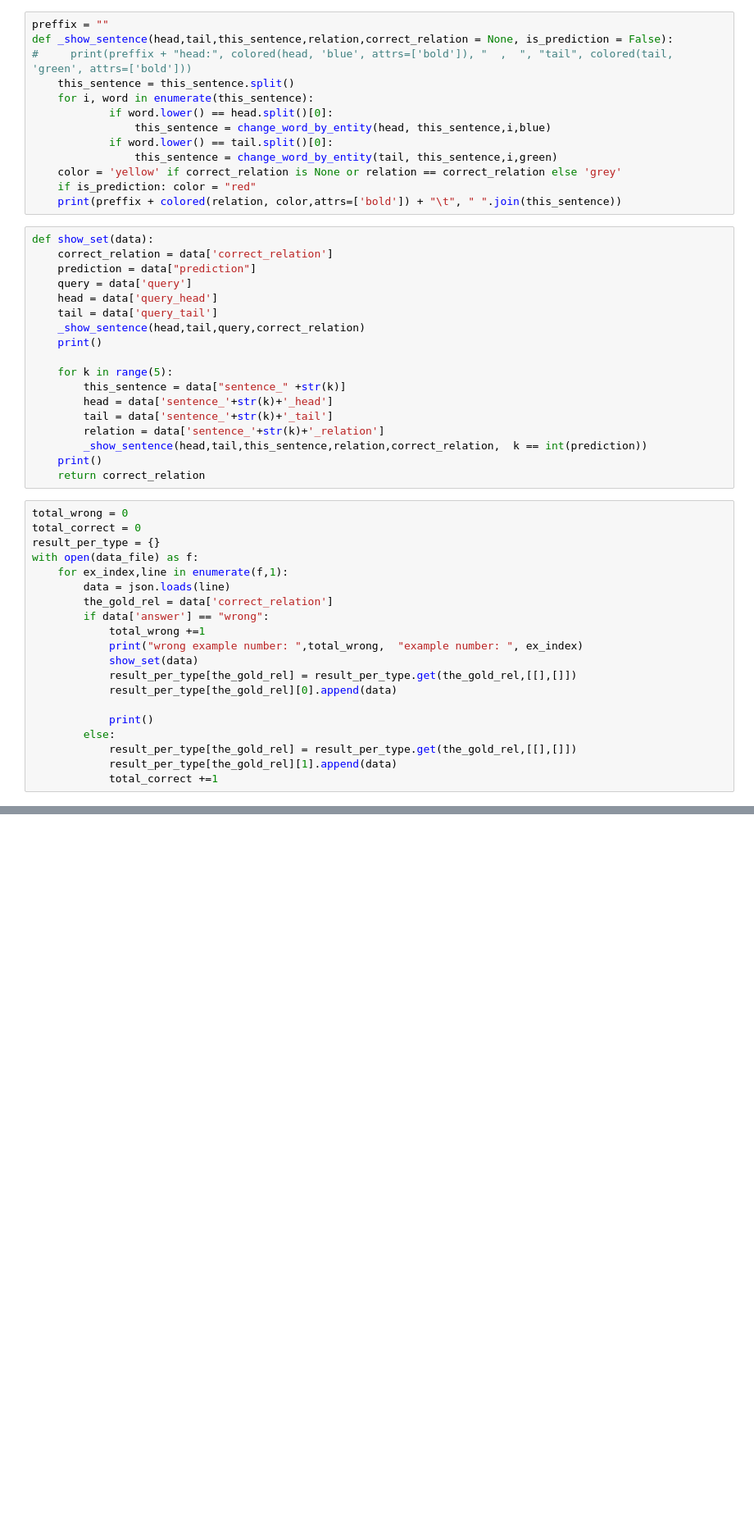
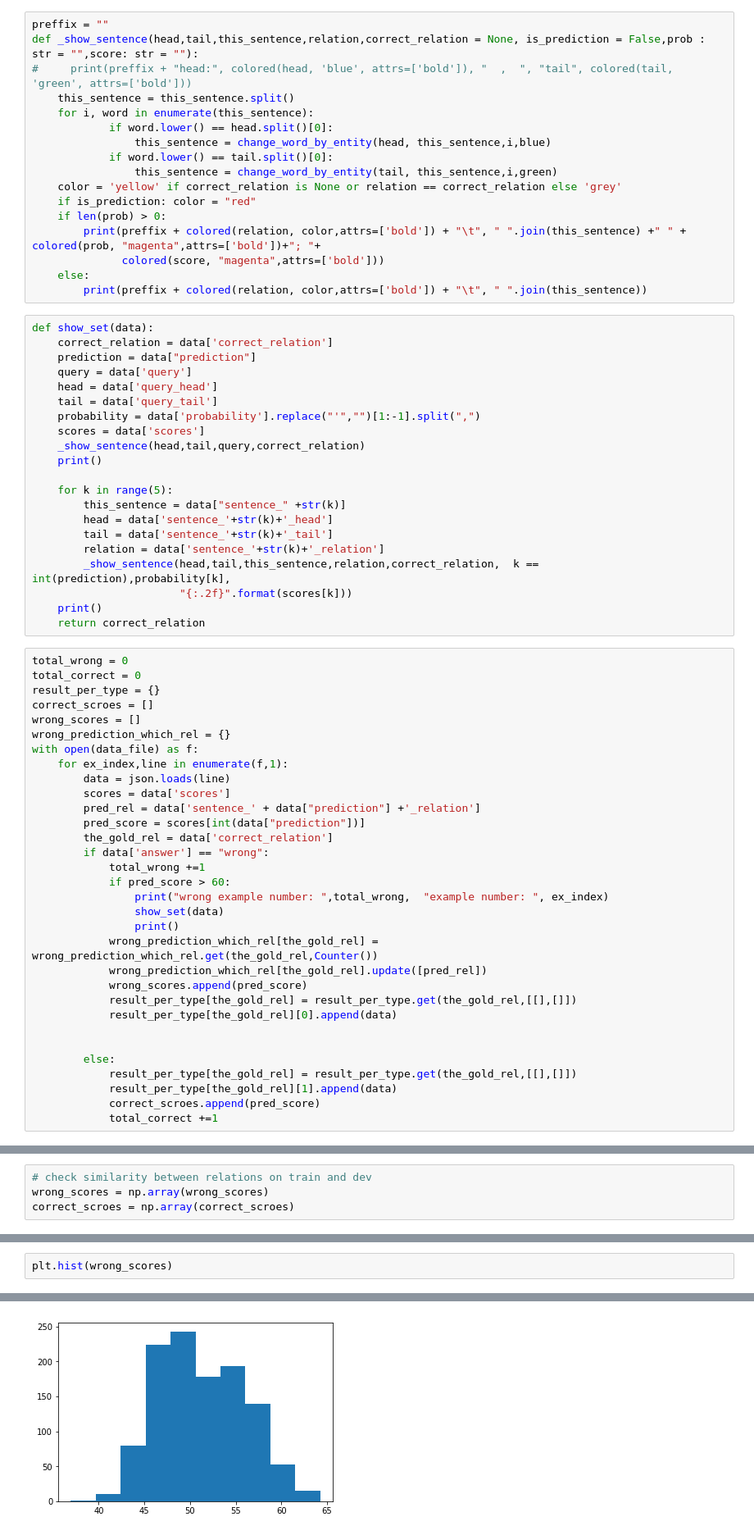
Before and after one commit to ofersabo/MtachingTbeBlanks, a Jupyter notebook: notebook/explore.ipynb, the cells around one changed output, grey strips where cells are left out. Shown at 82% size. Cells and saved outputs as stored; diff of their text form; blank space fills up the shorter version.

```diff
--- a/notebook/explore.ipynb
+++ b/notebook/explore.ipynb
@@ -33,7 +38,7 @@ def change_word_by_entity(entity_str, this_sentence,i,color):
         return this_sentence
 # %%
 preffix = ""
-def _show_sentence(head,tail,this_sentence,relation,correct_relation = None, is_prediction = False):
+def _show_sentence(head,tail,this_sentence,relation,correct_relation = None, is_prediction = False,prob : str = "",score: str = ""):
 #     print(preffix + "head:", colored(head, 'blue', attrs=['bold']), "  ,  ", "tail", colored(tail, 'green', attrs=['bold']))
     this_sentence = this_sentence.split()
     for i, word in enumerate(this_sentence):
@@ -43,7 +48,11 @@ def _show_sentence(head,tail,this_sentence,relation,correct_relation = None, is_
                 this_sentence = change_word_by_entity(tail, this_sentence,i,green)
     color = 'yellow' if correct_relation is None or relation == correct_relation else 'grey'
     if is_prediction: color = "red"
-    print(preffix + colored(relation, color,attrs=['bold']) + "\t", " ".join(this_sentence))
+    if len(prob) > 0:
+        print(preffix + colored(relation, color,attrs=['bold']) + "\t", " ".join(this_sentence) +" " + colored(prob, "magenta",attrs=['bold'])+"; "+
+              colored(score, "magenta",attrs=['bold']))
+    else:
+        print(preffix + colored(relation, color,attrs=['bold']) + "\t", " ".join(this_sentence))
 # %%
 def show_set(data):
     correct_relation = data['correct_relation']
@@ -51,6 +60,8 @@ def show_set(data):
     query = data['query']
     head = data['query_head']
     tail = data['query_tail']
+    probability = data['probability'].replace("'","")[1:-1].split(",")
+    scores = data['scores']
     _show_sentence(head,tail,query,correct_relation)
     print()
 
@@ -59,27 +70,40 @@ def show_set(data):
         head = data['sentence_'+str(k)+'_head']
         tail = data['sentence_'+str(k)+'_tail']
         relation = data['sentence_'+str(k)+'_relation']
-        _show_sentence(head,tail,this_sentence,relation,correct_relation,  k == int(prediction))
+        _show_sentence(head,tail,this_sentence,relation,correct_relation,  k == int(prediction),probability[k],
+                       "{:.2f}".format(scores[k]))
     print()
     return correct_relation
 # %%
 total_wrong = 0
 total_correct = 0
 result_per_type = {}
+correct_scroes = []
+wrong_scores = []
+wrong_prediction_which_rel = {}
 with open(data_file) as f:
     for ex_index,line in enumerate(f,1):
         data = json.loads(line)
+        scores = data['scores']
+        pred_rel = data['sentence_' + data["prediction"] +'_relation']
+        pred_score = scores[int(data["prediction"])]
         the_gold_rel = data['correct_relation']
         if data['answer'] == "wrong":
             total_wrong +=1
-            print("wrong example number: ",total_wrong,  "example number: ", ex_index)
-            show_set(data)
+            if pred_score > 60:
+                print("wrong example number: ",total_wrong,  "example number: ", ex_index)
+                show_set(data)
+                print()
+            wrong_prediction_which_rel[the_gold_rel] = wrong_prediction_which_rel.get(the_gold_rel,Counter())
+            wrong_prediction_which_rel[the_gold_rel].update([pred_rel])
+            wrong_scores.append(pred_score)
             result_per_type[the_gold_rel] = result_per_type.get(the_gold_rel,[[],[]])
             result_per_type[the_gold_rel][0].append(data)
 
-            print()
+
         else:
             result_per_type[the_gold_rel] = result_per_type.get(the_gold_rel,[[],[]])
             result_per_type[the_gold_rel][1].append(data)
+            correct_scroes.append(pred_score)
             total_correct +=1
 # %% [output]
@@ -195,0 +160,4 @@ TypeError: string indices must be integers
+# %%
+# check similarity between relations on train and dev
+wrong_scores = np.array(wrong_scores)
+correct_scroes = np.array(correct_scroes)
@@ -195,0 +184,3 @@ TypeError: string indices must be integers
+# %%
+plt.hist(wrong_scores)
+# %% [output]
@@ -195,0 +192 @@ TypeError: string indices must be integers
+[figure, added]
```
Also changed, not shown: parts of 28 cells of this notebook, 9 other files.
